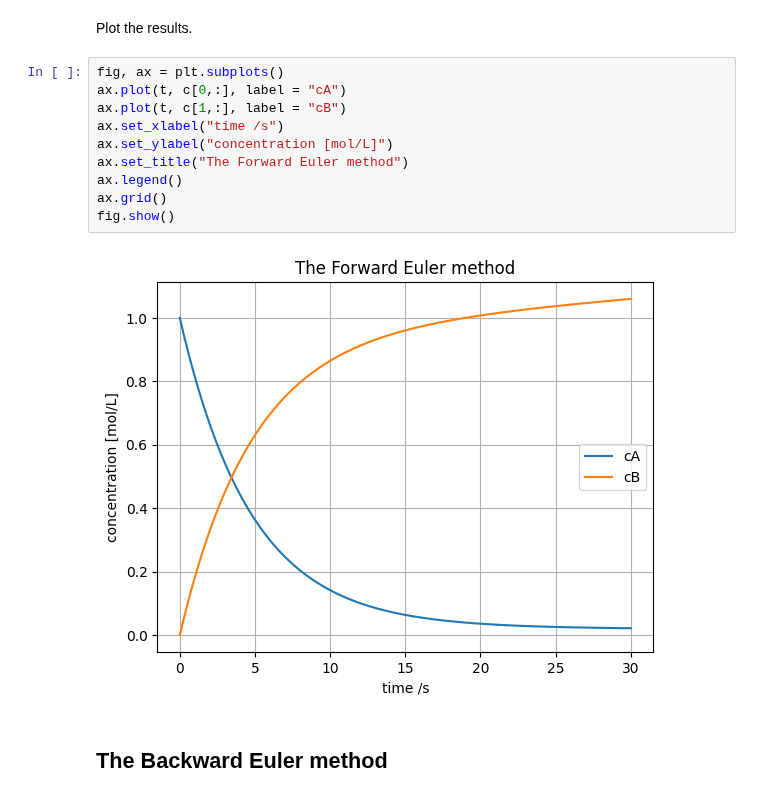
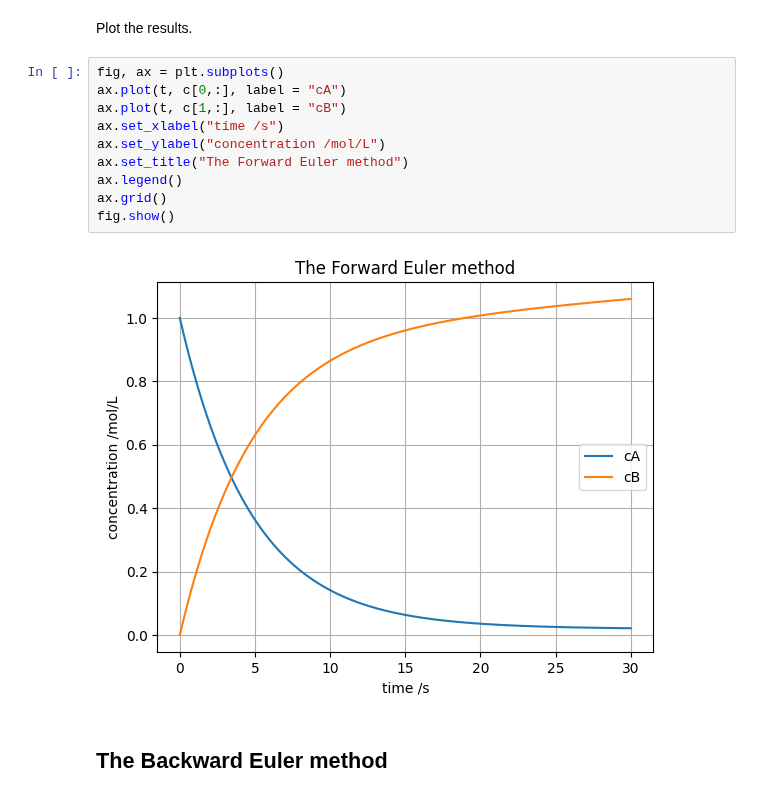
Before and after one commit to process-intelligence-research/computational_practicum_lecture_coding, a Jupyter notebook: q1_lecture_5/Q1Lecture5.ipynb, the cells around one changed output. Saved outputs shown, nothing was run; the diff lists cells and outputs as text.

```diff
--- a/q1_lecture_5/Q1Lecture5.ipynb
+++ b/q1_lecture_5/Q1Lecture5.ipynb
@@ -253,15 +253,15 @@ Plot the results.
 # %%
 fig, ax = plt.subplots()
 ax.plot(t, c[0,:], label = "cA")
 ax.plot(t, c[1,:], label = "cB")
 ax.set_xlabel("time /s")
-ax.set_ylabel("concentration [mol/L]")
+ax.set_ylabel("concentration /mol/L")
 ax.set_title("The Forward Euler method")
 ax.legend()
 ax.grid()
 fig.show()
 # %% [output]
-[figure, old version]
+[figure, new version]
 # %% [markdown]
 ## The Backward Euler method
 # %% [markdown]
```
Also changed, not shown: parts of 8 cells of this notebook.
